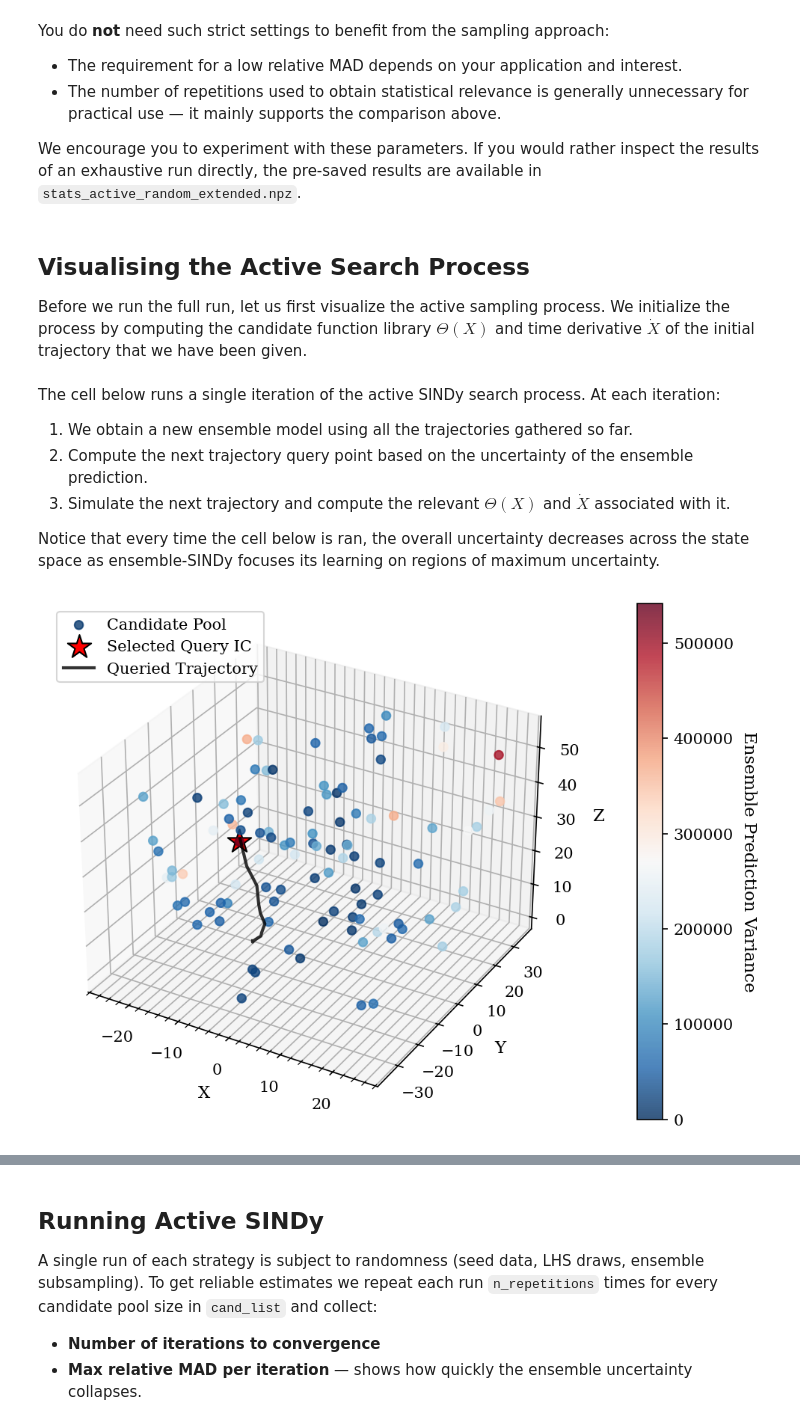
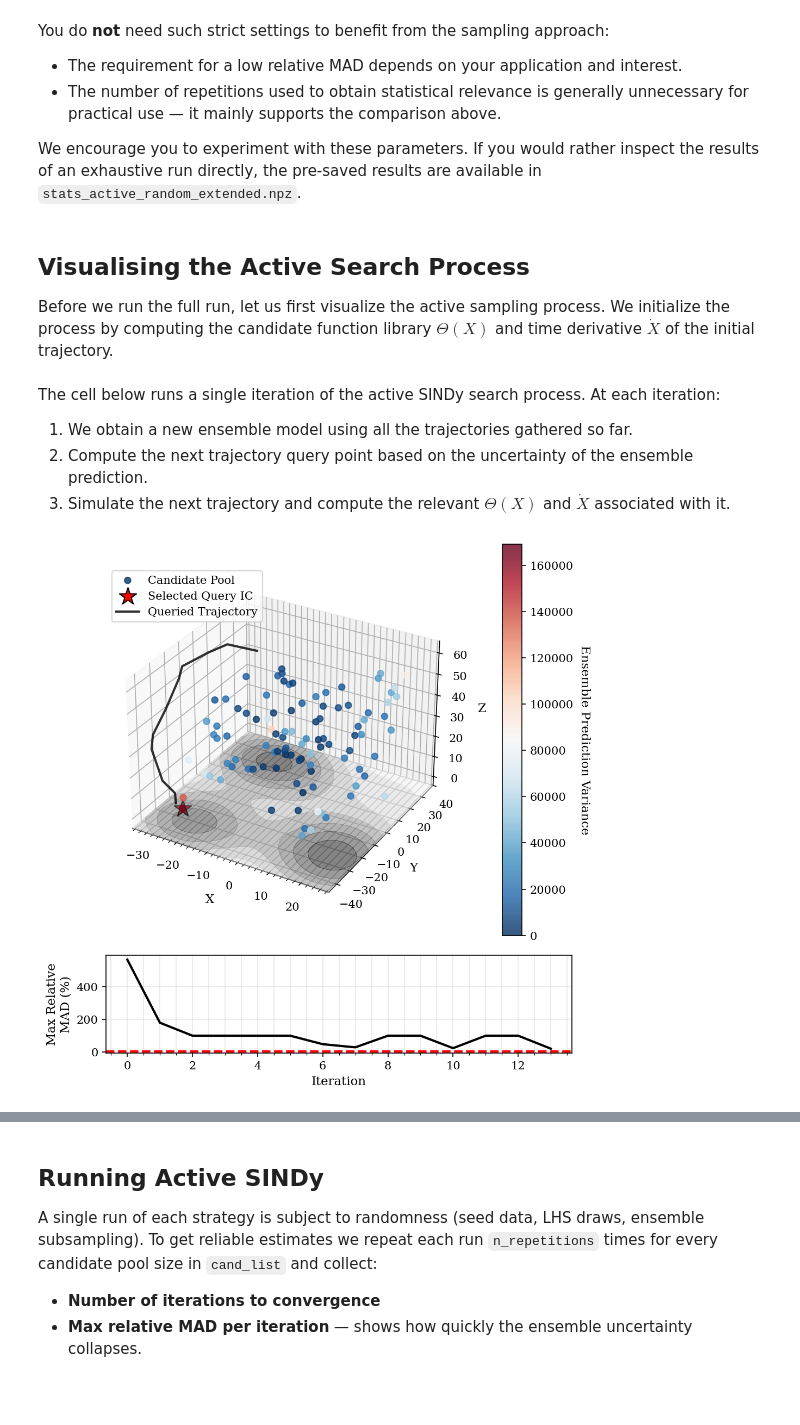
Before and after one commit to paullililili/SINDy4Engineers, a Jupyter notebook: Tutorials/S1 SINDy and its Extensions/1-8 Ensembling Methods/1-8-2 Active SINDy.ipynb, the cells around one changed output, grey strips where cells are left out. Cells and saved outputs as stored; diff of their text form; code cells hidden in the pictures; blank space fills up the shorter version.

Commit message:
Added data visualisation for MAD convergence

```diff
--- a/Tutorials/S1 SINDy and its Extensions/1-8 Ensembling Methods/1-8-2 Active SINDy.ipynb
+++ b/Tutorials/S1 SINDy and its Extensions/1-8 Ensembling Methods/1-8-2 Active SINDy.ipynb
@@ -207,11 +207,12 @@ true_sparsity = int(np.count_nonzero(lorenz_coeffs_true))
 # %% [markdown]
 ## Visualising the Active Search Process
 
-Before we run the full run, let us first visualize the active sampling process. We initialize the process by computing the candidate function library $\Theta(X)$ and time derivative $\dot{X}$ of the initial trajectory that we have been given.
+Before we run the full run, let us first visualize the active sampling process. We initialize the process by computing the candidate function library $\Theta(X)$ and time derivative $\dot{X}$ of the initial trajectory.
 # %%
 x_train_list = x_initial_list.copy()
 t_train_list = t_initial_list.copy()
-points_ic = [params['initial_conditions_lhs']]
+mad_history = list()
+points_ic = [params['initial_conditions_lhs'][0]]
 
 # Compute initial library and time derivative
 theta, xdot, _ = _build_theta_xdot(
@@ -220,6 +221,9 @@ theta, xdot, _ = _build_theta_xdot(
     smoother_window=smoother_window
 )
 
+# Set integrator keyword arguments
+integrator_kws = dict(method='LSODA', rtol=1e-12, atol=1e-12, max_step=1e-3)
+
 # Track iteration count (which also functions as a seed for the sampler)
 iteration = 0
 # %% [markdown]
@@ -227,8 +231,6 @@ The cell below runs a single iteration of the active SINDy search process. At ea
 1. We obtain a new ensemble model using all the trajectories gathered so far.
 2. Compute the next trajectory query point based on the uncertainty of the ensemble prediction.
 3. Simulate the next trajectory and compute the relevant $\Theta(X)$ and $\dot{X}$ associated with it.
-
-Notice that every time the cell below is ran, the overall uncertainty decreases across the state space as ensemble-SINDy focuses its learning on regions of maximum uncertainty.
 # %%
 # Obtain the ensemble models
 xis = _run_ensemble(
@@ -239,35 +241,40 @@ xis = _run_ensemble(
     n_candidates_to_drop=1,
 )
 
+# Compute MAD
+max_mad = compute_max_mad(xis)[0]
+
 # Obtain the next point to query based on ensemble uncertainty
 query_ic, candidate_points, uncertainties = sample_active(points_ic, xis, params, iteration)
 
 # Simulate the new trajectory with added noise
 sol = solve_ivp(
     params['ode'], params['t_span_query'], query_ic,
-    t_eval=t_initial_list[0], args=params['ode_params']
+    t_eval=t_initial_list[0], args=params['ode_params'],
+    **integrator_kws
 )
 x_query = sol.y.T
 noise_std = calculate_rms(x_query) * params['relative_noise_factor']
 x_query += np.random.normal(0, noise_std, x_query.shape)
 
 # Compute theta and xdot matrices for the new data points
 theta_new, xdot_new, _ = _build_theta_xdot(
     [x_query], [sol.t],
     params['poly_degree'], params['feature_names'],
-    smoother_window=smoother_window
+    smoother_window=params['smoother_window']
 )
 x_train_list.append(x_query)
 t_train_list.append(sol.t)
 theta = np.concatenate((theta, theta_new), axis=0)
 xdot = np.concatenate((xdot, xdot_new), axis=0)
 points_ic.append(query_ic)
+mad_history.append(max_mad)
 iteration += 1
 
 # Visualize the active sampling process
 visualize_active_sampling_3d(
-    query_ic, candidate_points, uncertainties,
-    x_query, vmin=0.0
+    points_ic, candidate_points, uncertainties,
+    x_query, mad_history, params['conv_thresh_coef'], vmin=0.0
 )
 # %% [output]
-[figure, old version]
+[figure, new version]
```
Also changed, not shown: parts of 3 cells of this notebook, 1 other file.
